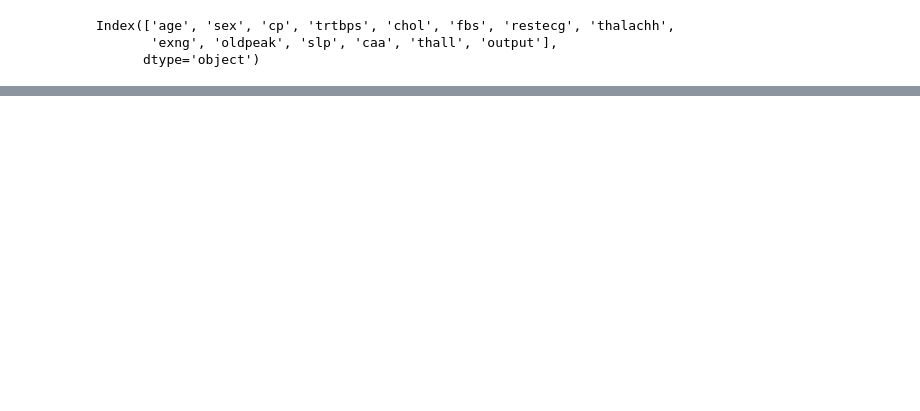
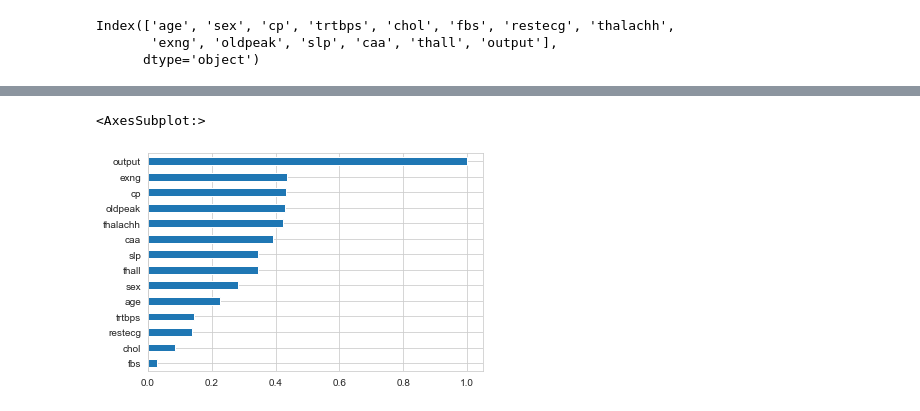
Before and after one commit to Abubakr1710/Hipocratia, a Jupyter notebook: EDA_Abu.ipynb, the cells around one changed output, grey strips where cells are left out. Drawn from its saved outputs; the diff is of its cells as text; code cells hidden in the pictures; blank space fills up the shorter version.

```diff
--- a/EDA_Abu.ipynb
+++ b/EDA_Abu.ipynb
@@ -76,0 +78,5 @@ plt.show()
+# %%
+df.corr()['output'].abs().sort_values().plot.barh()
+# %% [output]
+<AxesSubplot:>
+[figure, added]
```
Also changed, not shown: parts of 5 cells of this notebook.
